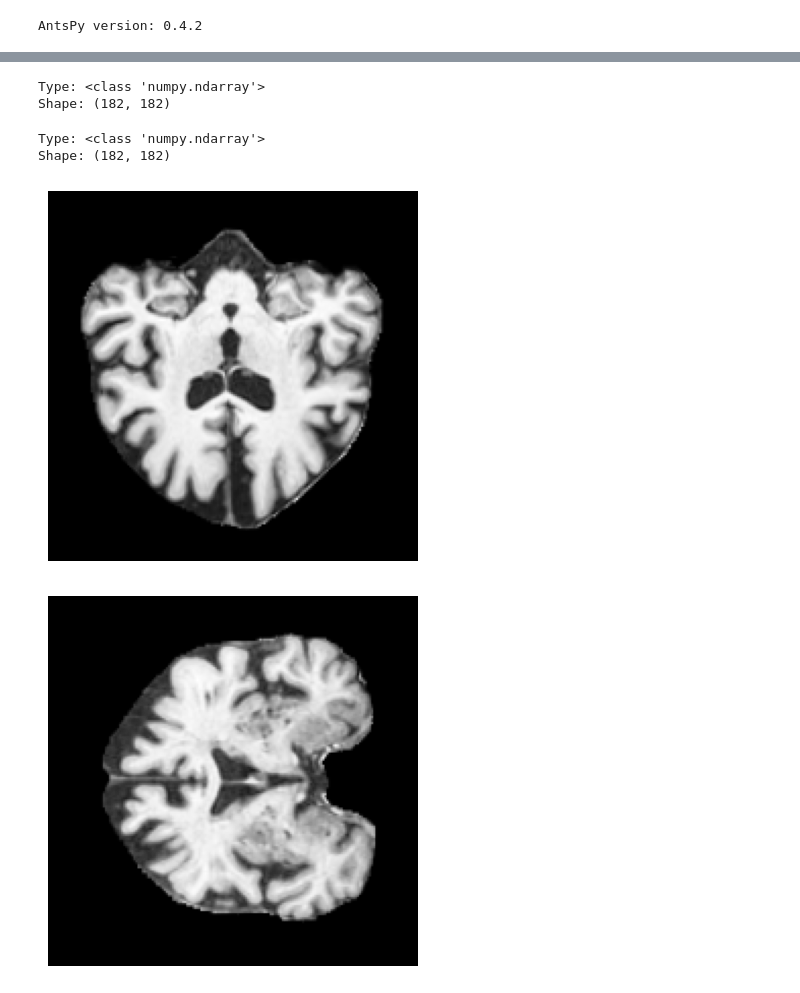
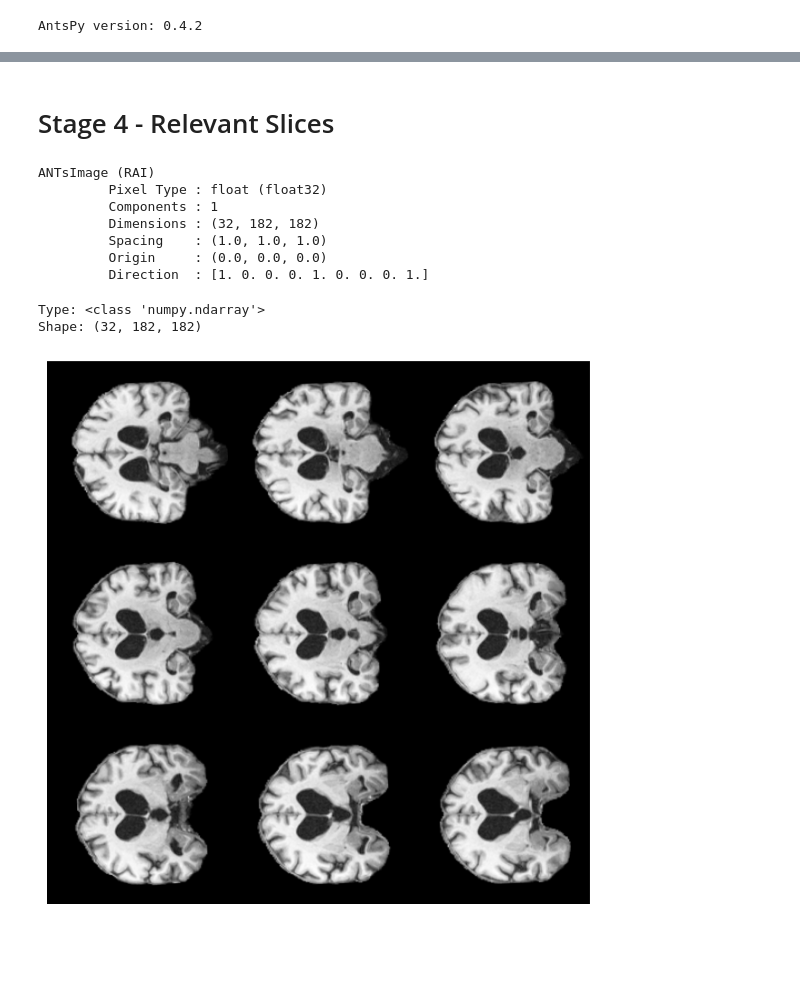
Before and after one commit to derick-amontagna/DAMS, a Jupyter notebook: test_load_image.ipynb, the cells around one changed output, grey strips where cells are left out. Saved outputs shown, nothing was run; the diff lists cells and outputs as text; code cells hidden in the pictures; blank space fills up the shorter version.

```diff
--- a/test_load_image.ipynb
+++ b/test_load_image.ipynb
@@ -42,24 +167,32 @@ ANTsImage
+# %% [markdown]
+# Stage 4 - Relevant Slices
+# %%
+BASE_DIR = os.path.dirname(os.path.abspath("__file__"))
+raw_img_path_model = os.path.join(
+    BASE_DIR, "data", "preprocess", "ADNI1_T1_All_MRI", "4_step_relevant_slices", "I7024.nii.gz"
+)
+
+
+raw_img_path_model = ants.image_read(raw_img_path_model)
+
+print(raw_img_path_model)
+# %% [output]
+ANTsImage (RAI)
+         Pixel Type : float (float32)
+         Components : 1
+         Dimensions : (32, 182, 182)
+         Spacing    : (1.0, 1.0, 1.0)
+         Origin     : (0.0, 0.0, 0.0)
+         Direction  : [1. 0. 0. 0. 1. 0. 0. 0. 1.]
 # %%
-raw_img_ants_arr = raw_img_ants_1.numpy()
+raw_img_ants_arr = raw_img_path_model.numpy()
 
 print(f"Type: {type(raw_img_ants_arr)}")
 print(f"Shape: {raw_img_ants_arr.shape}")
 # %% [output]
 Type: <class 'numpy.ndarray'>
-Shape: (182, 182)
+Shape: (32, 182, 182)
-# %%
-raw_img_ants_arr = raw_img_ants_2.numpy()
-
-print(f"Type: {type(raw_img_ants_arr)}")
-print(f"Shape: {raw_img_ants_arr.shape}")
-# %% [output]
-Type: <class 'numpy.ndarray'>
-Shape: (182, 182)
-# %%
-ants.plot(raw_img_ants_1, figsize=2, axis=2)
-# %% [output]
-[figure, removed]
-# %%
-ants.plot(raw_img_ants_2, figsize=2, axis=2)
-# %% [output]
-[figure, removed]
+# %%
+ants.plot(raw_img_path_model, figsize=2, axis=0, slices=[0, 4, 8, 12, 16, 20, 24, 28, 31])
+# %% [output]
+[figure, added]
```
Also changed, not shown: parts of 22 cells of this notebook, 6 other files.
